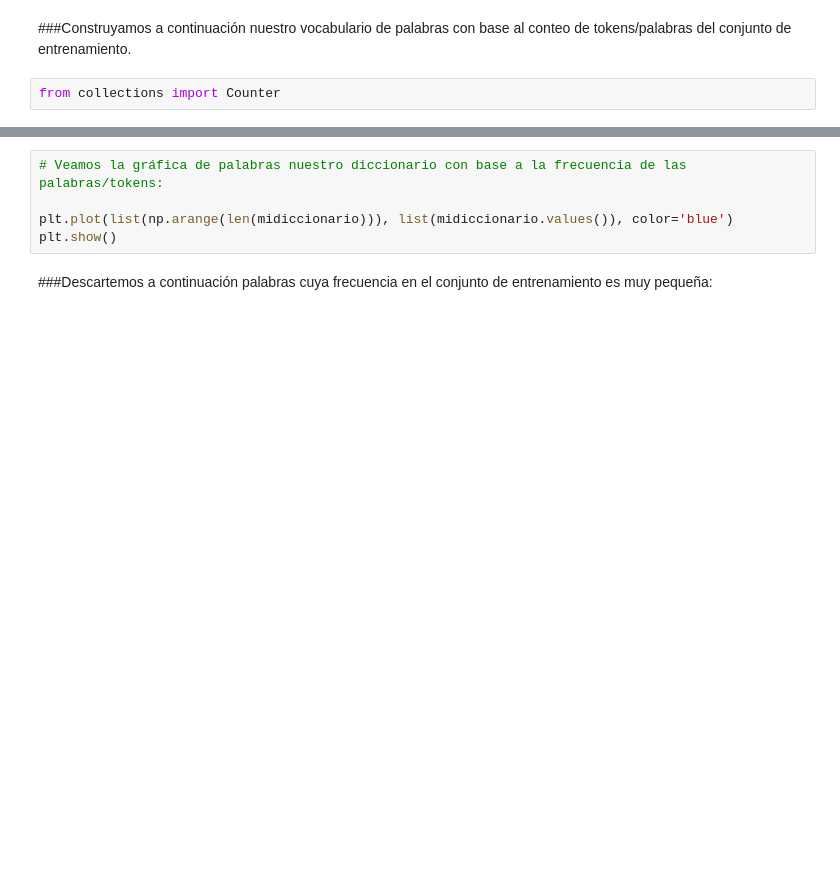
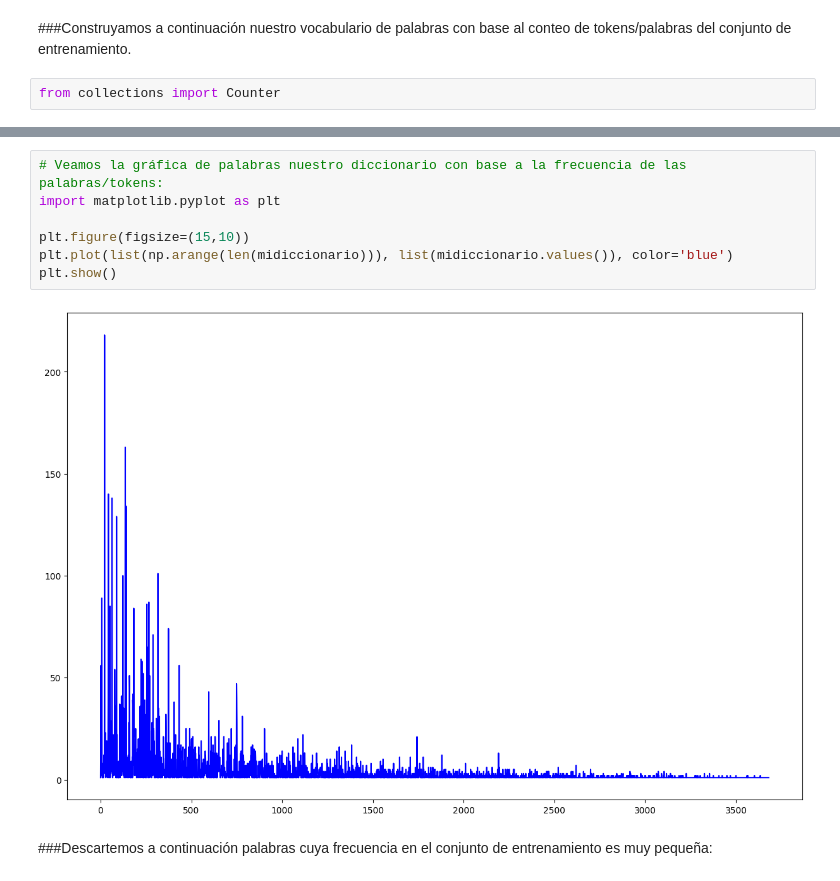
Before and after one commit to AngelBriFi/TareasTransfer, a Jupyter notebook: MNA21_NLP_Actividad2_Analisis_de_Sentimiento.ipynb, the cells around one changed output, grey strips where cells are left out. Saved outputs shown, nothing was run; the diff lists cells and outputs as text; blank space fills up the shorter version.

```diff
--- a/MNA21_NLP_Actividad2_Analisis_de_Sentimiento.ipynb
+++ b/MNA21_NLP_Actividad2_Analisis_de_Sentimiento.ipynb
@@ -474,8 +518,12 @@ print(midiccionario.most_common(10))
 # %%
 # Veamos la gráfica de palabras nuestro diccionario con base a la frecuencia de las palabras/tokens:
+import matplotlib.pyplot as plt
 
+plt.figure(figsize=(15,10))
 plt.plot(list(np.arange(len(midiccionario))), list(midiccionario.values()), color='blue')
 plt.show()
+# %% [output]
+[figure, added]
 # %% [markdown]
 ###Descartemos a continuación palabras cuya frecuencia en el conjunto de entrenamiento es muy pequeña:
 # %% [markdown]
```
Also changed, not shown: parts of 6 cells of this notebook.
